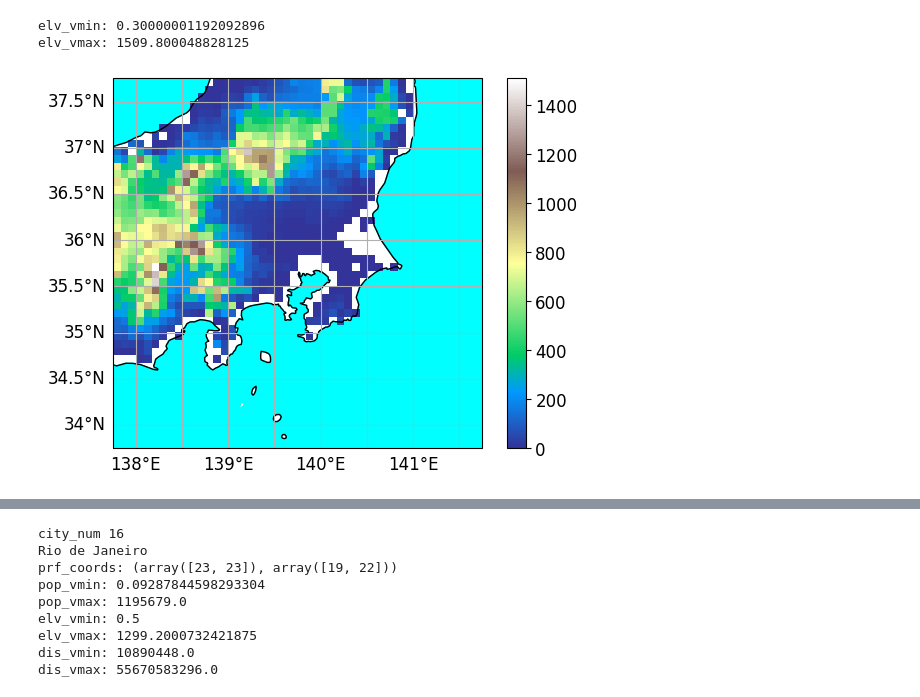
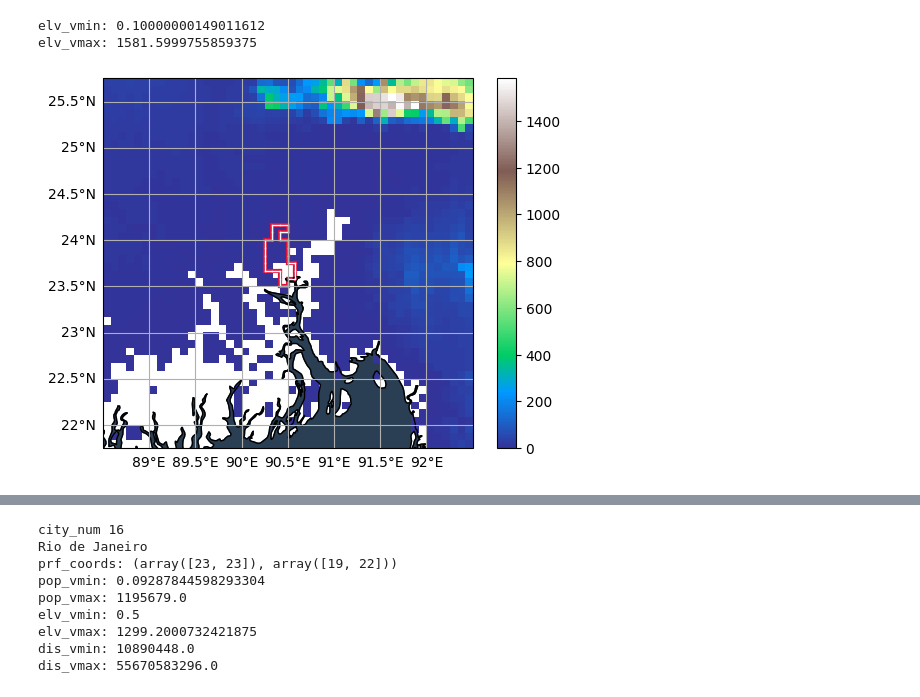
Before and after one commit to HalKiyo/h08_urban, a Jupyter notebook: global_city/pst/josui_gesui.ipynb, the cells around one changed output, grey strips where cells are left out. Saved outputs shown, nothing was run; the diff lists cells and outputs as text; code cells hidden in the pictures.

```diff
--- a/global_city/pst/josui_gesui.ipynb
+++ b/global_city/pst/josui_gesui.ipynb
@@ -664,5 +718,5 @@ def main(target_index):
     result = explore(target_index, remove_grid, innercity_grid, width)
     return result
 
-result = main(1)
+result = main(11)
 # %% [output]
@@ -1102,7 +1140,7 @@ pop_vmax: 1172991.375
 # 標高をプロットする
 #---------------------------------------------------------------------------------------------------------------
 
-def plot_elevation(extent, elevation, gs_position=None, fig=None):
+def plot_elevation(extent, citymask, elevation, gs_position=None, fig=None):
     # draw
     elevation = np.ma.masked_where(elevation == 0, elevation)
     elv_vmin = np.min(elevation)
@@ -1116,41 +1154,43 @@ def plot_elevation(extent, elevation, gs_position=None, fig=None):
         gl = ax.gridlines(draw_labels=True)
         gl.top_labels = False   # Turn off top x-axis labels
         gl.right_labels = False # Turn off right y-axis labels
-        ax.add_feature(cfea.OCEAN, color='#00FFFF')
+        ax.add_feature(cfea.OCEAN, color='#2A3F54')
         ax.coastlines()
 
         img = ax.imshow(elevation,
                     origin='upper',
                     extent=extent,
                     transform=projection,
                     cmap='terrain',
+                    vmin=0
         )
 
     else:
         fig = plt.figure()
         ax = plt.subplot(projection=projection)
         ax.set_extent(extent, projection)
         gl = ax.gridlines(draw_labels=True)
         gl.top_labels = False   # Turn off top x-axis labels
         gl.right_labels = False # Turn off right y-axis labels
-        ax.add_feature(cfea.OCEAN, color='#00FFFF')
+        ax.add_feature(cfea.OCEAN, color='#2A3F54')
         ax.coastlines()
 
         img = ax.imshow(elevation,
                     origin='upper',
                     extent=extent,
                     transform=projection,
                     cmap='terrain',
                     vmin=0,
         )
+        stw = draw_mask_sotowaku(extent, citymask, ax=ax)
         fig.colorbar(img)
         plt.show()
 
-plot_elevation(result[0], result[3])
+plot_elevation(result[0], result[1], result[3])
 # %% [output]
-elv_vmin: 0.30000001192092896
-elv_vmax: 1509.800048828125
+elv_vmin: 0.10000000149011612
+elv_vmax: 1581.5999755859375
-[figure, old version]
+[figure, new version]
 # %%
 #---------------------------------------------------------------------------------------------------------------
 # 集水面積をプロットする
```
Also changed, not shown: parts of 18 cells of this notebook.
